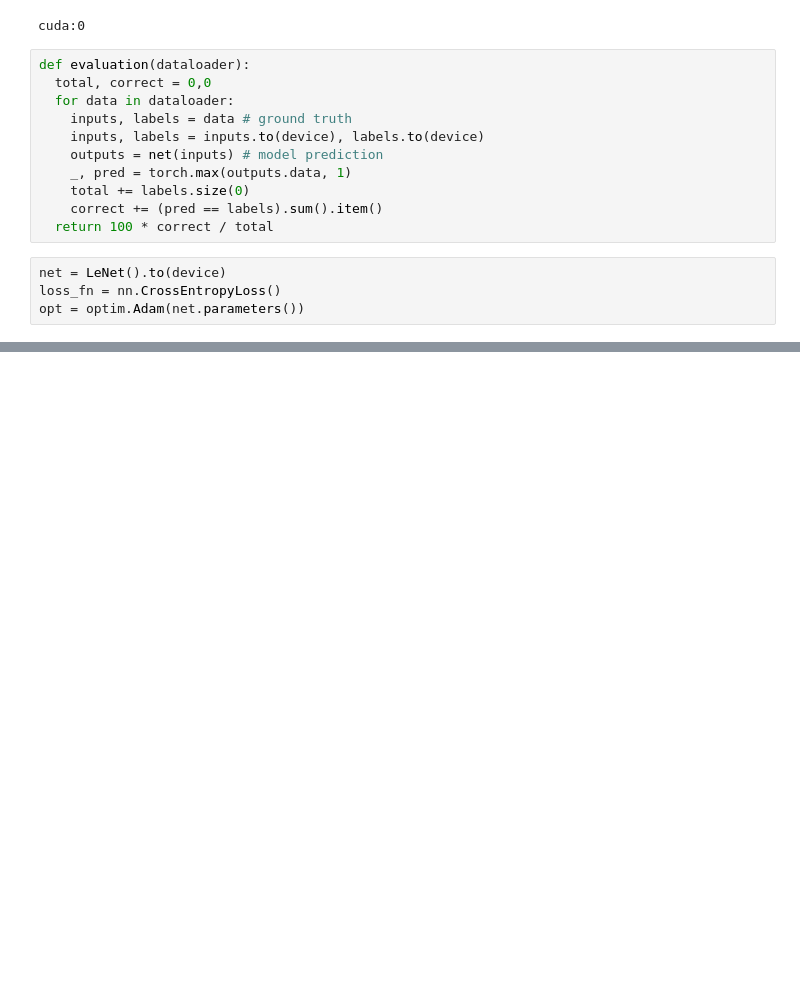
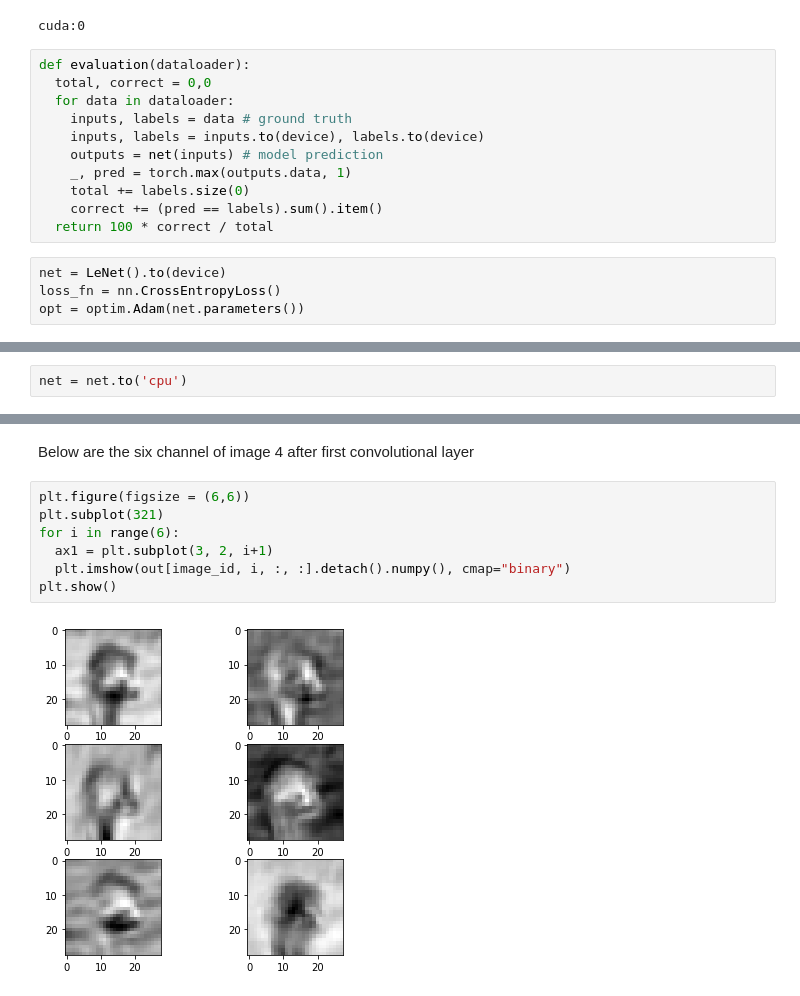
Before and after one commit to Arpitkamal/Deep-Learning--108--Convolutional-Neural-Netwokr, a Jupyter notebook: PyTorchCNN.ipynb, the cells around one changed output, grey strips where cells are left out. Drawn from its saved outputs; the diff is of its cells as text; blank space fills up the shorter version.

```diff
--- a/PyTorchCNN.ipynb
+++ b/PyTorchCNN.ipynb
@@ -395,0 +402,2 @@ Epoch: 15/16, Test acc: 56.18, Train acc: 64.82
+# %%
+net = net.to('cpu')
@@ -395,0 +417,11 @@ Epoch: 15/16, Test acc: 56.18, Train acc: 64.82
+# %% [markdown]
+Below are the six channel of image 4 after first convolutional layer
+# %%
+plt.figure(figsize = (6,6))
+plt.subplot(321)
+for i in range(6):
+  ax1 = plt.subplot(3, 2, i+1)
+  plt.imshow(out[image_id, i, :, :].detach().numpy(), cmap="binary")
+plt.show()
+# %% [output]
+[figure, added]
```
Also changed, not shown: parts of 16 cells of this notebook.
